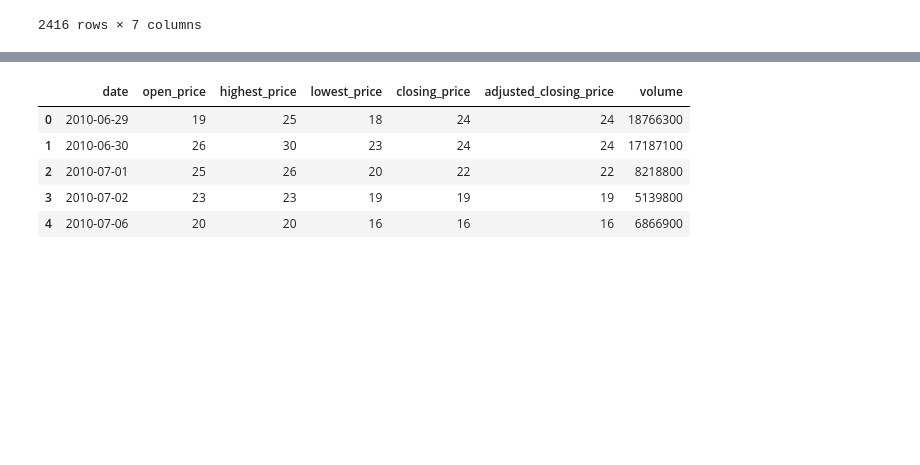
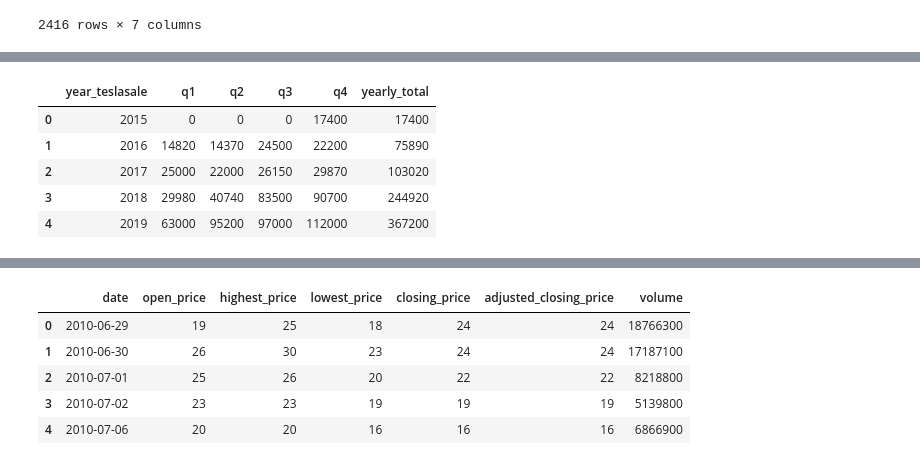
Before and after one commit to eddiexunyc/Final_Project_Group4, a Jupyter notebook: ETL.ipynb, the cells around one changed output, grey strips where cells are left out. Cells and saved outputs as stored; diff of their text form; code cells hidden in the pictures; blank space fills up the shorter version.

```diff
--- a/ETL.ipynb
+++ b/ETL.ipynb
@@ -143,3 +183,13 @@ tesladf.style.format({"open_price": "${0:,.2f}",
+# %%
+tesla_quarterly_sale_df= tesla_quarterly_sale_df.rename(columns={"Year":"year_teslasale","Q1":"q1","Q2":"q2","Q3":"q3","Q4":"q4","Yearly Total": "yearly_total"})
+tesla_quarterly_sale_df
+# %% [output]
+|  | year_teslasale | q1 | q2 | q3 | q4 | yearly_total |
+| 0 | 2015 | 0 | 0 | 0 | 17400 | 17400 |
+| 1 | 2016 | 14820 | 14370 | 24500 | 22200 | 75890 |
+| 2 | 2017 | 25000 | 22000 | 26150 | 29870 | 103020 |
+| 3 | 2018 | 29980 | 40740 | 83500 | 90700 | 244920 |
+| 4 | 2019 | 63000 | 95200 | 97000 | 112000 | 367200 |
 # %%
 # Link to Postgres and need to enter your own password
 rds_connection_string = "postgres:AumAdi$hakti77@localhost:5432/tesla_stock_sales_db"
```
Also changed, not shown: parts of 10 cells of this notebook.
